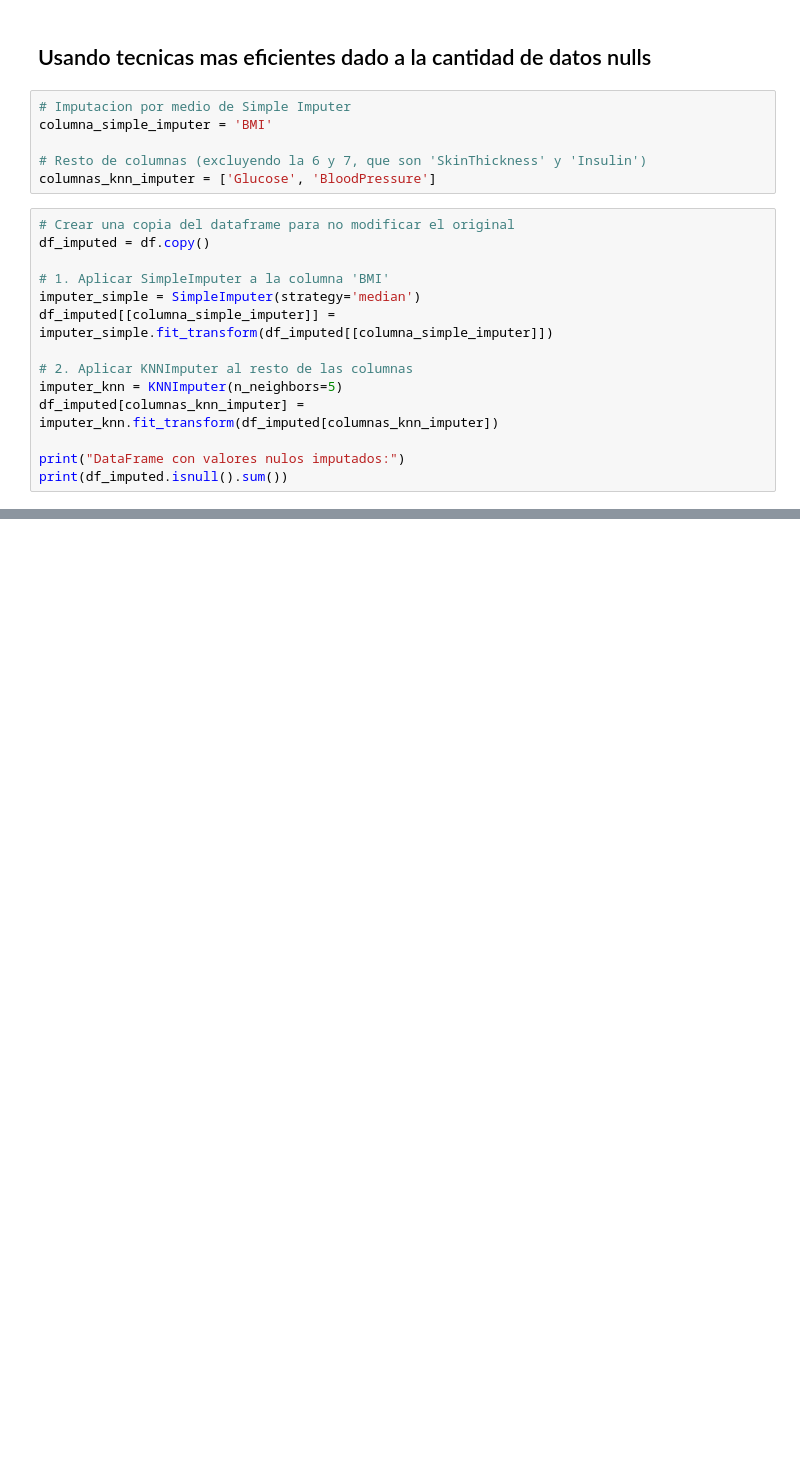
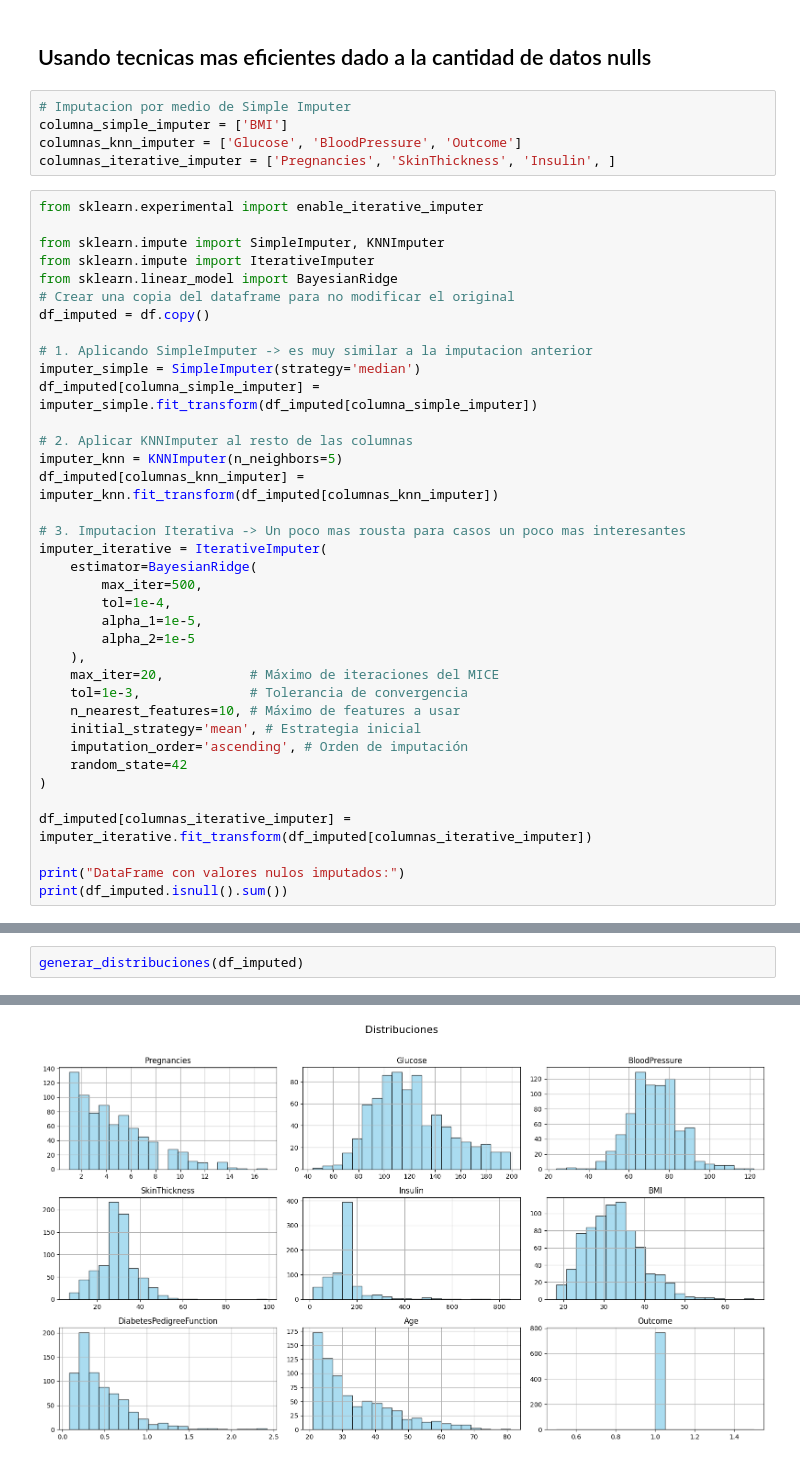
Before and after one commit to Andru-1987/77695_data_science_i_flex, a Jupyter notebook: 04_clase/04_clase_base_teoria.ipynb, the cells around one changed output, grey strips where cells are left out. Drawn from its saved outputs; the diff is of its cells as text; blank space fills up the shorter version.

Commit message:
[clase 04] Missing y graphs

```diff
--- a/04_clase/04_clase_base_teoria.ipynb
+++ b/04_clase/04_clase_base_teoria.ipynb
@@ -112,21 +112,43 @@ df_imputada_mediana = df.fillna(medianas)
 ## Usando tecnicas mas eficientes dado a la cantidad de datos nulls
 # %%
 # Imputacion por medio de Simple Imputer
-columna_simple_imputer = 'BMI'
-
-# Resto de columnas (excluyendo la 6 y 7, que son 'SkinThickness' y 'Insulin')
-columnas_knn_imputer = ['Glucose', 'BloodPressure']
+columna_simple_imputer = ['BMI']
+columnas_knn_imputer = ['Glucose', 'BloodPressure', 'Outcome']
+columnas_iterative_imputer = ['Pregnancies', 'SkinThickness', 'Insulin', ]
 # %%
+from sklearn.experimental import enable_iterative_imputer
+
+from sklearn.impute import SimpleImputer, KNNImputer
+from sklearn.impute import IterativeImputer
+from sklearn.linear_model import BayesianRidge
 # Crear una copia del dataframe para no modificar el original
 df_imputed = df.copy()
 
-# 1. Aplicar SimpleImputer a la columna 'BMI'
+# 1. Aplicando SimpleImputer -> es muy similar a la imputacion anterior
 imputer_simple = SimpleImputer(strategy='median')
-df_imputed[[columna_simple_imputer]] = imputer_simple.fit_transform(df_imputed[[columna_simple_imputer]])
+df_imputed[columna_simple_imputer] = imputer_simple.fit_transform(df_imputed[columna_simple_imputer])
 
 # 2. Aplicar KNNImputer al resto de las columnas
 imputer_knn = KNNImputer(n_neighbors=5)
 df_imputed[columnas_knn_imputer] = imputer_knn.fit_transform(df_imputed[columnas_knn_imputer])
 
+# 3. Imputacion Iterativa -> Un poco mas rousta para casos un poco mas interesantes
+imputer_iterative = IterativeImputer(
+    estimator=BayesianRidge(
+        max_iter=500,
+        tol=1e-4,
+        alpha_1=1e-5,
+        alpha_2=1e-5
+    ),
+    max_iter=20,           # Máximo de iteraciones del MICE
+    tol=1e-3,              # Tolerancia de convergencia
+    n_nearest_features=10, # Máximo de features a usar
+    initial_strategy='mean', # Estrategia inicial
+    imputation_order='ascending', # Orden de imputación
+    random_state=42
+)
+
+df_imputed[columnas_iterative_imputer] = imputer_iterative.fit_transform(df_imputed[columnas_iterative_imputer])
+
 print("DataFrame con valores nulos imputados:")
 print(df_imputed.isnull().sum())
@@ -132,0 +167,3 @@ print(df_imputed.isnull().sum())
+# %%
+generar_distribuciones(df_imputed)
+# %% [output]
@@ -132,0 +171 @@ print(df_imputed.isnull().sum())
+[figure, added]
```
Also changed, not shown: parts of 2 cells of this notebook, 2 other files.
